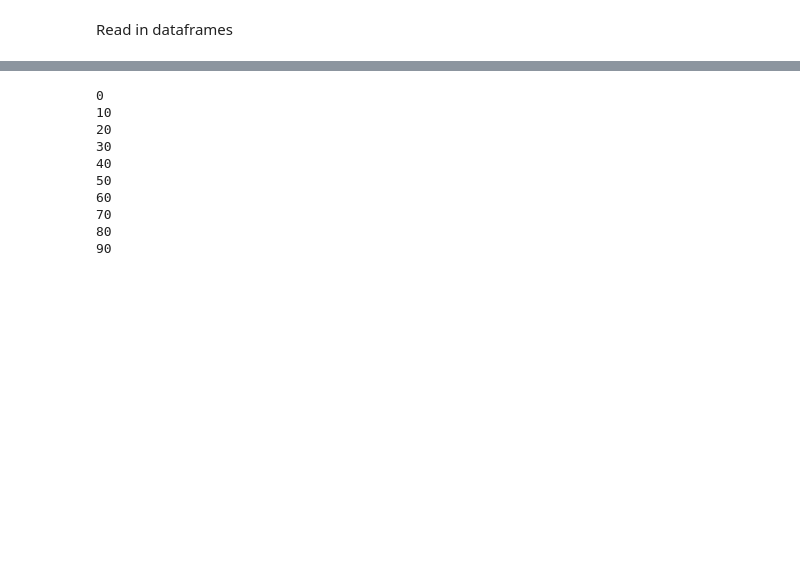
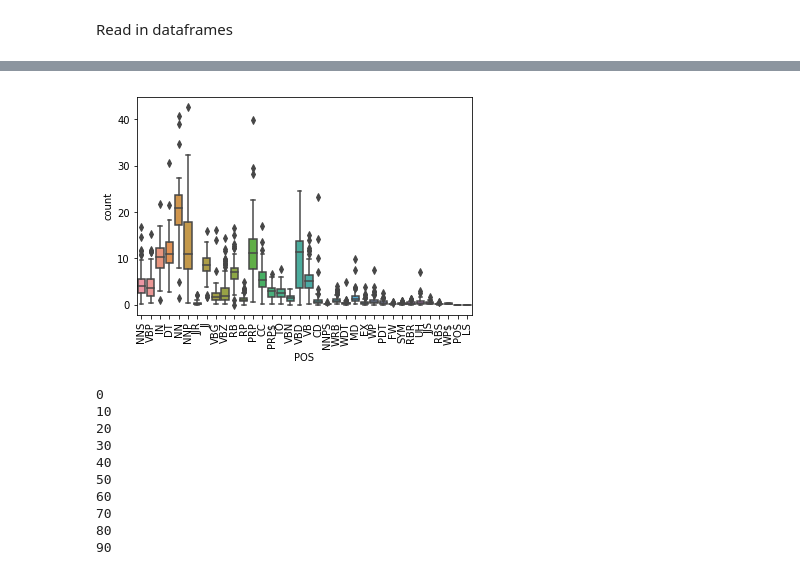
Before and after one commit to jgdenby/content-analysis-2018, a Jupyter notebook: ChildBookProject/FinalProj.ipynb, the cells around one changed output, grey strips where cells are left out. Saved outputs shown, nothing was run; the diff lists cells and outputs as text; code cells hidden in the pictures; blank space fills up the shorter version.

```diff
--- a/ChildBookProject/FinalProj.ipynb
+++ b/ChildBookProject/FinalProj.ipynb
@@ -256,0 +371,2 @@ bookdf['word_count'] = bookdf.tokens.apply(lambda x: len(x))
+# %%
+bookdf['avg150wordPOScount'] = bookdf['tokens'].apply(lambda x:avgwordsample(x, 150, 50))
@@ -256,0 +375,9 @@ bookdf['word_count'] = bookdf.tokens.apply(lambda x: len(x))
+# %%
+bookcountsdf = pd.DataFrame()
+for i, r in bookdf.iterrows():
+    bookPOSdf = pd.DataFrame.from_dict(r['avg150wordPOScount'], orient = 'index')
+    bookPOSdf.reset_index(inplace=True)
+    bookcountsdf = bookPOSdf.append(bookcountsdf)
+    bookcountsdf.reset_index(inplace =True, drop=True)
+
+bookcountsdf = bookcountsdf.rename(columns = {'index':'POS', 0:'count'})
@@ -257,3 +393,9 @@ bookdf['word_count'] = bookdf.tokens.apply(lambda x: len(x))
+# %%
+g = sns.boxplot(x = 'POS', y='count', data=bookcountsdf)
+#axes = g.axes.flatten()
+g = g.set_xticklabels(g.get_xticklabels(), rotation=90)
+# %% [output]
+[figure, added]
 # %%
 bookavgPOSdicts = []
 for i in range(100):
```
Also changed, not shown: parts of 38 cells of this notebook.
